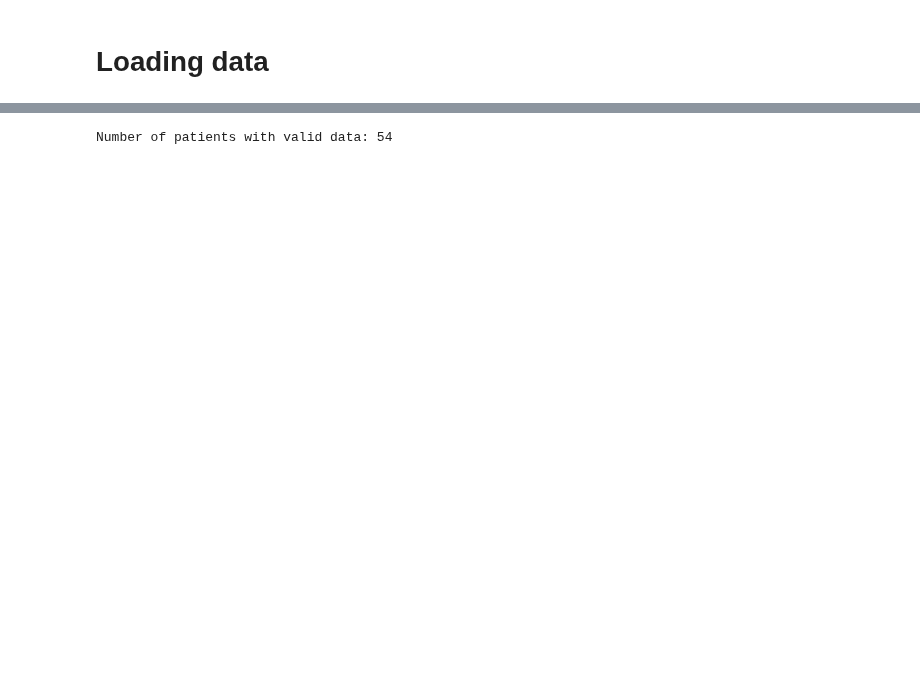
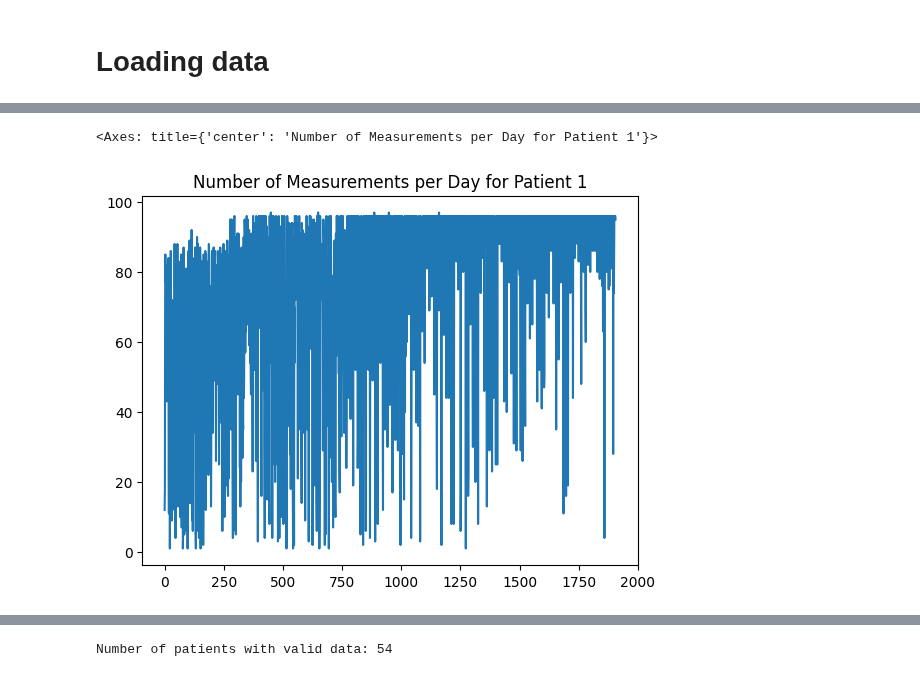
Before and after one commit to relief-t1d/relief-t1d-core, a Jupyter notebook: Windows_creation/Generate_windows_2025_no_splitting_data_from_structure.ipynb, the cells around one changed output, grey strips where cells are left out. Cells and saved outputs as stored; diff of their text form; code cells hidden in the pictures; blank space fills up the shorter version.

Commit message:
Generate Windows 4.1
In the script add the lines to sort by the dates at 15 minutes by patient
In the Notebook are some test made in order to check some characteristics of the patients

```diff
--- a/Windows_creation/Generate_windows_2025_no_splitting_data_from_structure.ipynb
+++ b/Windows_creation/Generate_windows_2025_no_splitting_data_from_structure.ipynb
@@ -7,0 +43,5 @@ import os
+# %%
+df_valid_rows['Patient_ID'] = df_valid_rows['Patient_ID'].astype(int)  # Ensure Patient_ID is string type
+df_valid_rows = df_valid_rows.sort_values(by=['Patient_ID', '15min'])
+df_valid_rows.reset_index(drop=True, inplace=True)  # Reset index after filtering
+df_valid_rows
@@ -7,0 +67,4 @@ import os
+# %%
+df_1 = df_valid_rows[df_valid_rows['Patient_ID'] == 1]
+df_1_mea = df_1.groupby(['Measurement_date'], as_index=False).count()
+df_1_mea
@@ -7,0 +85,5 @@ import os
+# %%
+df_1_mea['Measurement'].plot(title='Number of Measurements per Day for Patient 1')
+# %% [output]
+<Axes: title={'center': 'Number of Measurements per Day for Patient 1'}>
+[figure, added]
```
Also changed, not shown: parts of 23 cells of this notebook, 1 other file.
